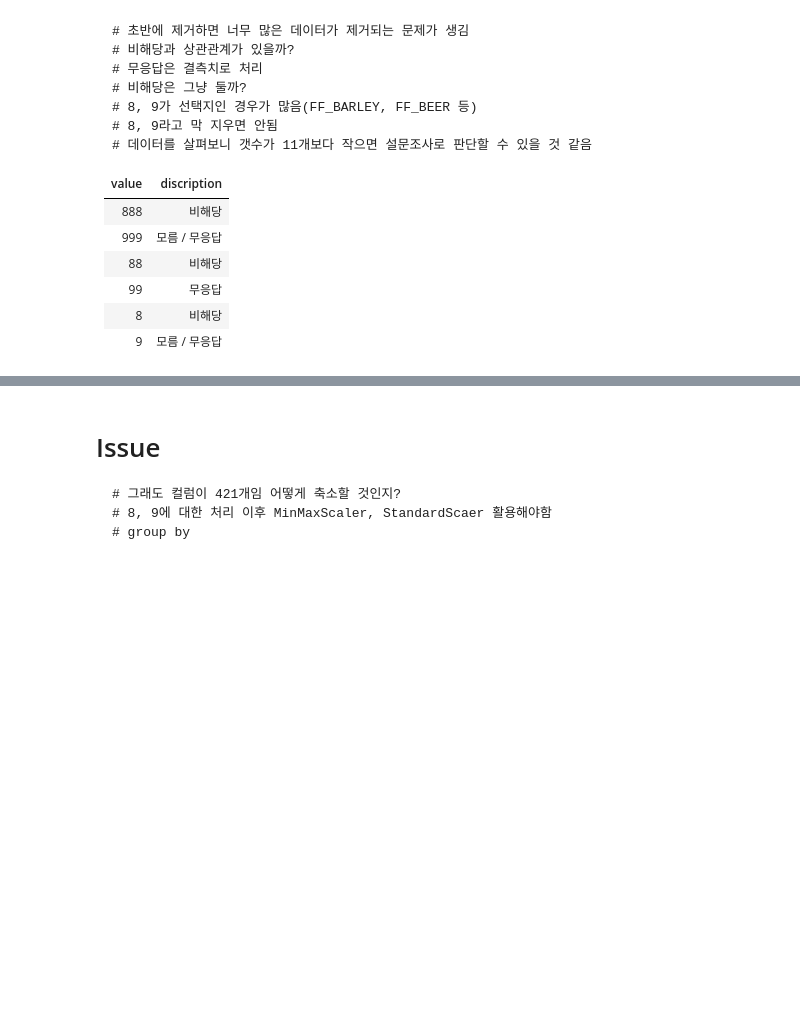
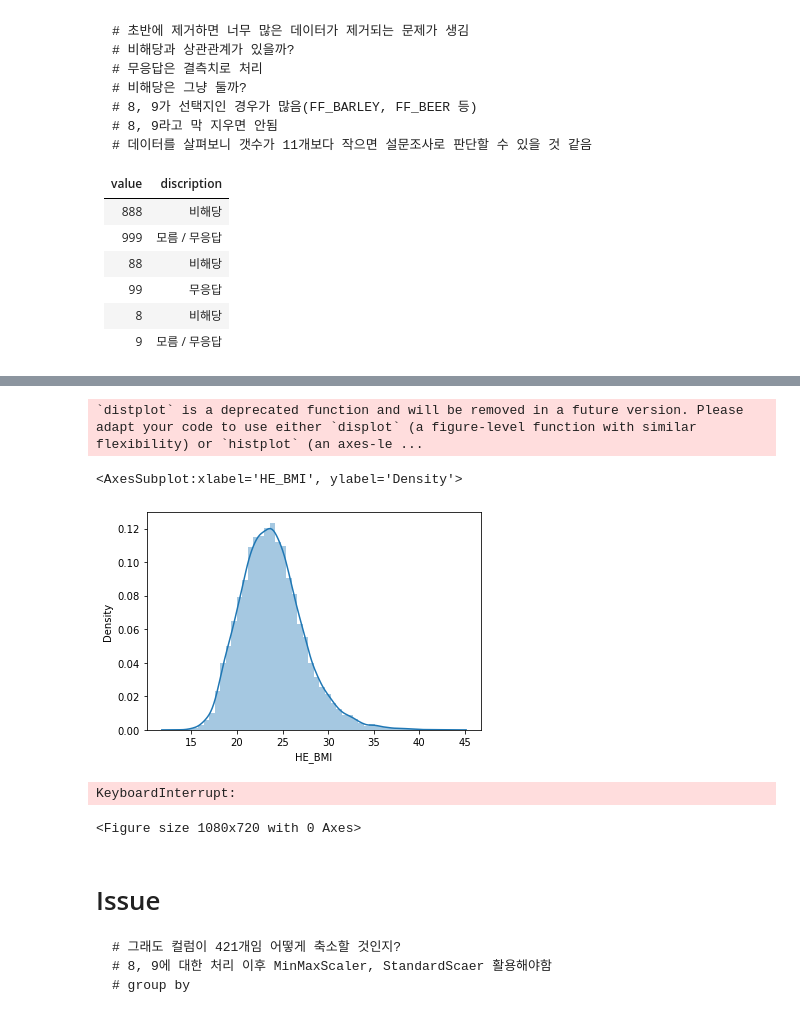
Before and after one commit to Plusholic/Obesity, a Jupyter notebook: experiments/Basic_EDA.ipynb, the cells around one changed output, grey strips where cells are left out. Saved outputs shown, nothing was run; the diff lists cells and outputs as text; code cells hidden in the pictures; blank space fills up the shorter version.

````diff
--- a/experiments/Basic_EDA.ipynb
+++ b/experiments/Basic_EDA.ipynb
@@ -211,3 +233,16 @@ data.dropna(how='any', inplace=True) #14727 -> 12337
+# %%
+sns.distplot(data['HE_BMI'])
+# %% [output]
+`distplot` is a deprecated function and will be removed in a future version. Please adapt your code to use either `displot` (a figure-level function with similar flexibility) or `histplot` (an axes-le ...
+<AxesSubplot:xlabel='HE_BMI', ylabel='Density'>
+[figure, added]
+# %%
+# ▶ 변수의 모든 조합, 상관계수 표현
+plt.gcf().set_size_inches(15, 10)
+sns.heatmap(data.corr(), vmin = -1, vmax = +1, annot = True, cmap = 'coolwarm', mask = np.triu(np.ones_like(data.corr(), dtype=np.bool)));
+# %% [output]
+KeyboardInterrupt:
+<Figure size 1080x720 with 0 Axes>
 # %% [markdown]
 # Issue
 ```
````
Also changed, not shown: parts of 25 cells of this notebook.
